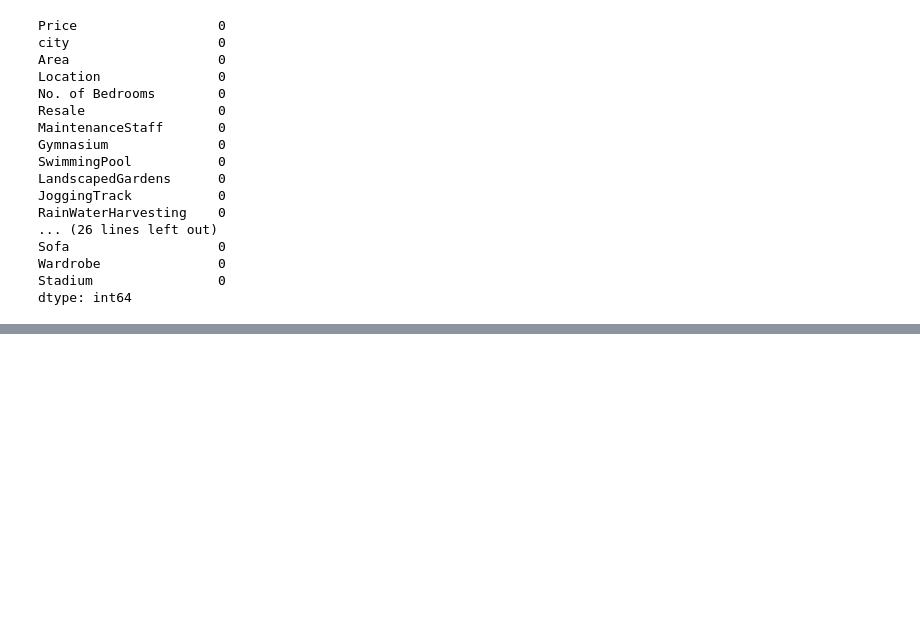
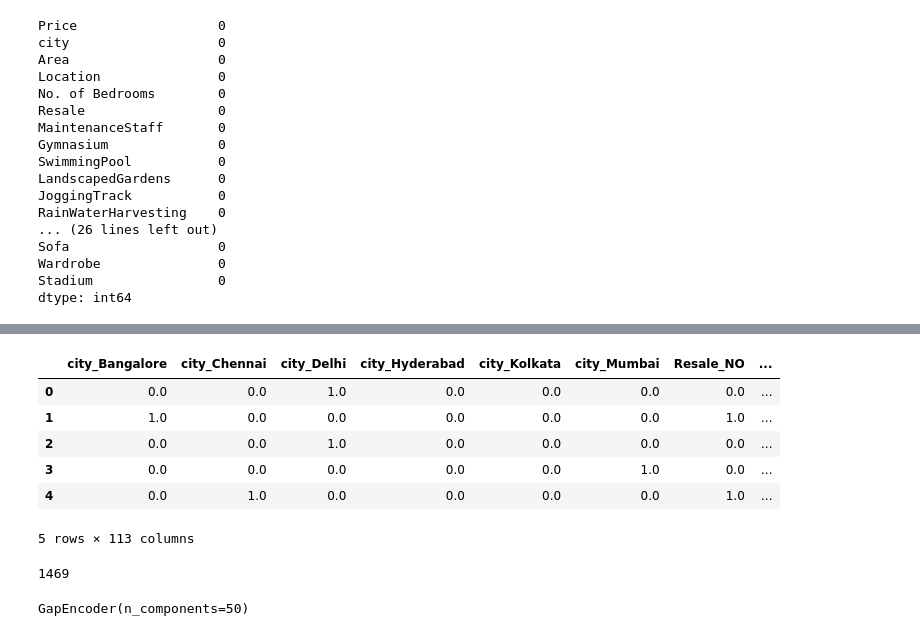
Before and after one commit to mmartinb75/ml_course_test, a Jupyter notebook: preprocesing_data.ipynb, the cells around one changed output, grey strips where cells are left out. Drawn from its saved outputs; the diff is of its cells as text; code cells hidden in the pictures; blank space fills up the shorter version.

```diff
--- a/preprocesing_data.ipynb
+++ b/preprocesing_data.ipynb
@@ -93,0 +96,11 @@ import
+# %%
+#instanciar el objeto
+ohEnconder = OneHotEncoder(handle_unknown='ignore', sparse_output=False)
+# %%
+#extraer datos
+
+cat_columns = ["city"] + df_w_bool.columns[5:].to_list()
+cat_columns
+
+# hacemos fit con datos cat.
+ohEnconder.fit(df_w_bool[cat_columns])
@@ -93,0 +109,2 @@ import
+# %%
+cat_oh_data = ohEnconder.transform(df_w_bool[cat_columns])
@@ -93,0 +121,16 @@ import
+# %%
+df_cat_oh_data = pd.DataFrame(data=cat_oh_data, columns=ohEnconder.get_feature_names_out(), index=df_train.index)
+# %%
+df_cat_oh_data.head()
+# %% [output]
+|  | city_Bangalore | city_Chennai | city_Delhi | city_Hyderabad | city_Kolkata | city_Mumbai | Resale_NO | ... |
+| 0 | 0.0 | 0.0 | 1.0 | 0.0 | 0.0 | 0.0 | 0.0 | ... |
+| 1 | 1.0 | 0.0 | 0.0 | 0.0 | 0.0 | 0.0 | 1.0 | ... |
+| 2 | 0.0 | 0.0 | 1.0 | 0.0 | 0.0 | 0.0 | 0.0 | ... |
+| 3 | 0.0 | 0.0 | 0.0 | 0.0 | 0.0 | 1.0 | 0.0 | ... |
+| 4 | 0.0 | 1.0 | 0.0 | 0.0 | 0.0 | 0.0 | 1.0 | ... |
+5 rows × 113 columns
+# %%
+df_train['Location'].nunique()
+# %% [output]
+1469
@@ -93,0 +142,4 @@ import
+# %%
+gapEncoder.fit(df_train['Location'])
+# %% [output]
+GapEncoder(n_components=50)
```
Also changed, not shown: parts of 35 cells of this notebook.
